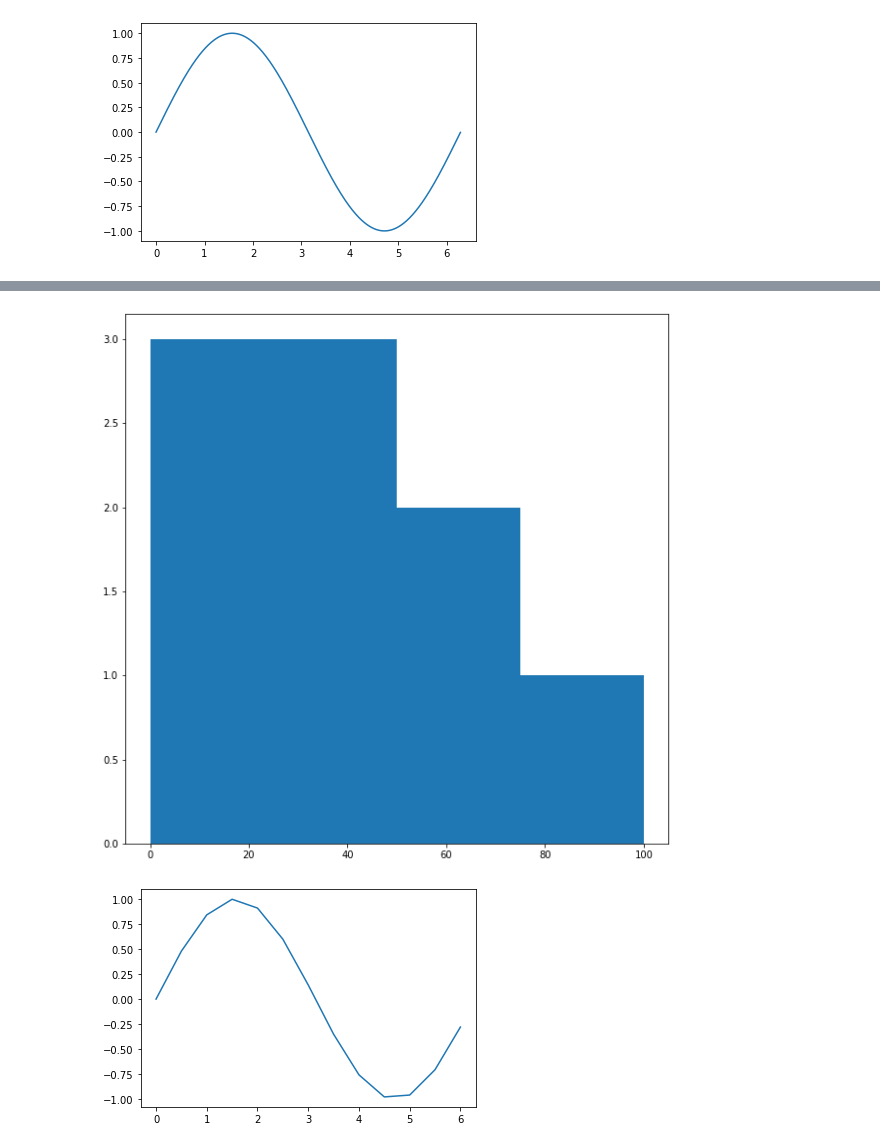
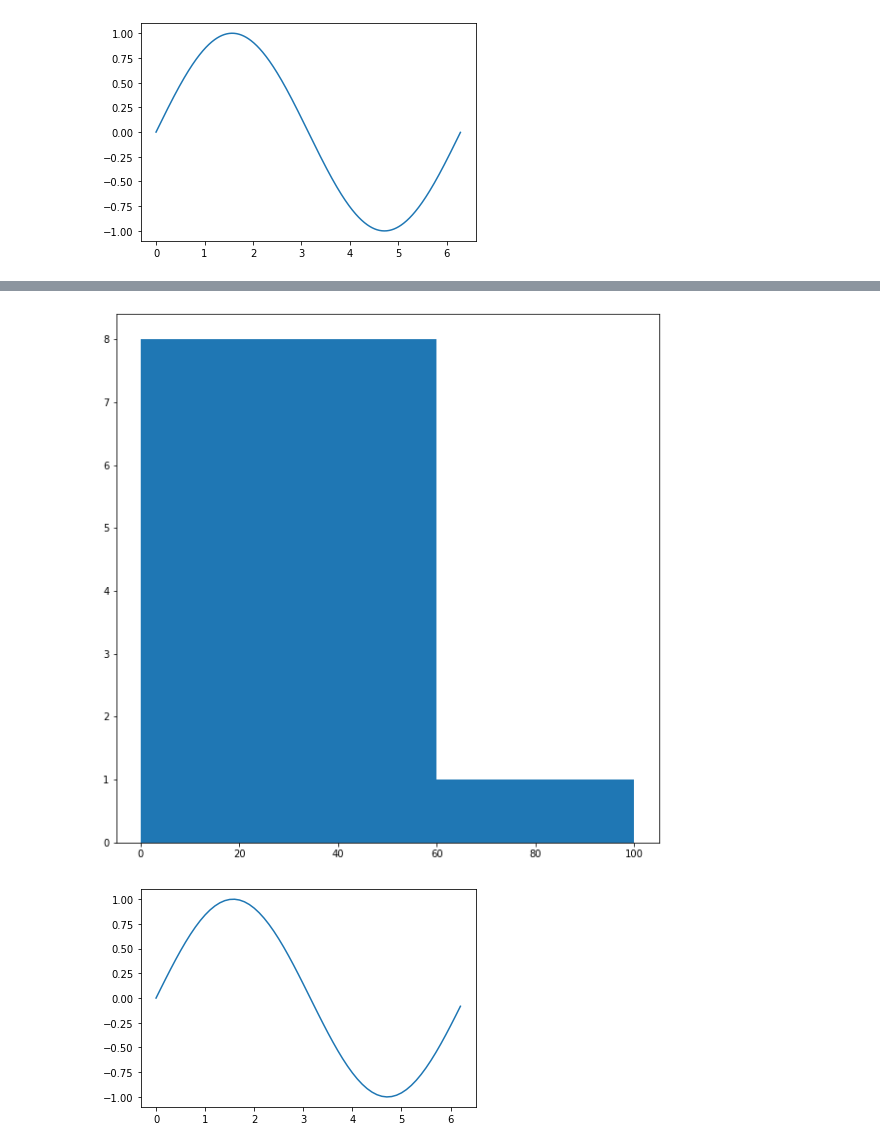
Before and after one commit to RashmivernekarN/ai_with_python_keonics, a Jupyter notebook: Module4/practical.ipynb, the cells around one changed output, grey strips where cells are left out. Cells and saved outputs as stored; diff of their text form; code cells hidden in the pictures.

```diff
--- a/Module4/practical.ipynb
+++ b/Module4/practical.ipynb
@@ -461,22 +505,22 @@ plt.show()
 # %%
 from matplotlib import pyplot as plt
 import numpy as np
 # Creating dataset
-a = np.array([10, 10, 26, 26,26, 10,51,76,51])
+a = np.array([10, 20, 26, 26,26, 10,51,76,51])
 
 # Creating histogram
 fig, ax = plt.subplots(figsize =(10, 10))
-ax.hist(a, bins = [0, 25, 50, 75, 100])
+ax.hist(a, bins = [0,  60, 100])
 # Show plot
 plt.show()
 # %% [output]
-[figure, old version]
+[figure, new version]
 # %%
 # importing the required modules
 import matplotlib.pyplot as plt
 import numpy as np
 # setting the x - coordinates
-x = np.arange(0, 2*(np.pi), 0.5)
+x = np.arange(0, 2*(np.pi), 0.1)
 # setting the corresponding y - coordinates
 y = np.sin(x)
 # plotting the points
@@ -484,4 +528,4 @@ plt.plot(x, y)
 # function to show the plot
 plt.show()
 # %% [output]
-[figure, old version]
+[figure, new version]
```
Also changed, not shown: parts of 31 cells of this notebook, 11 other files.
